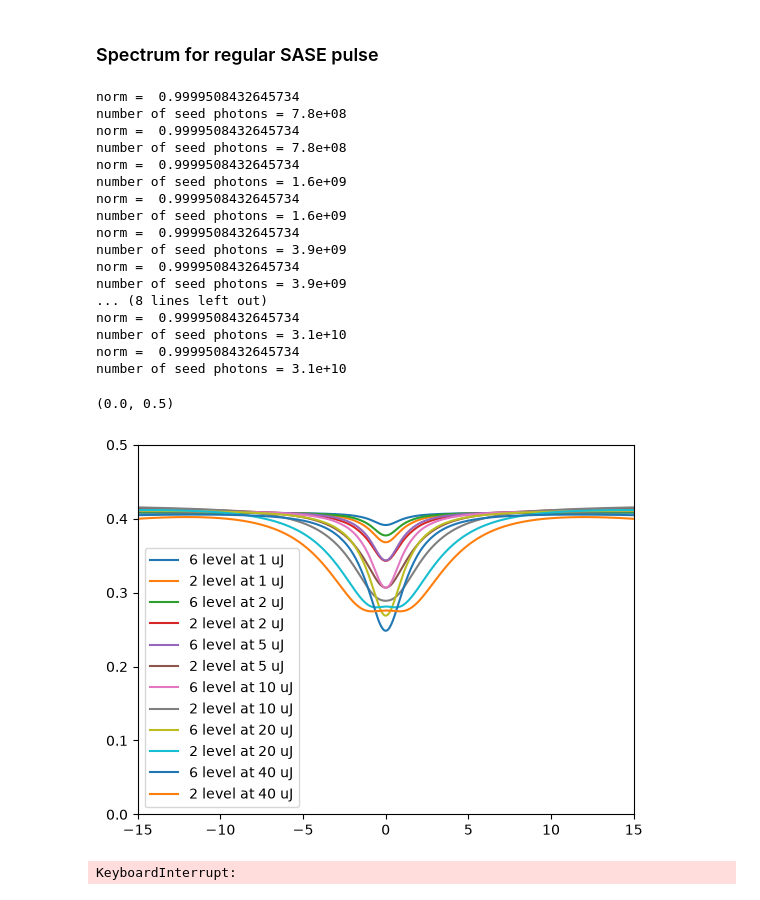
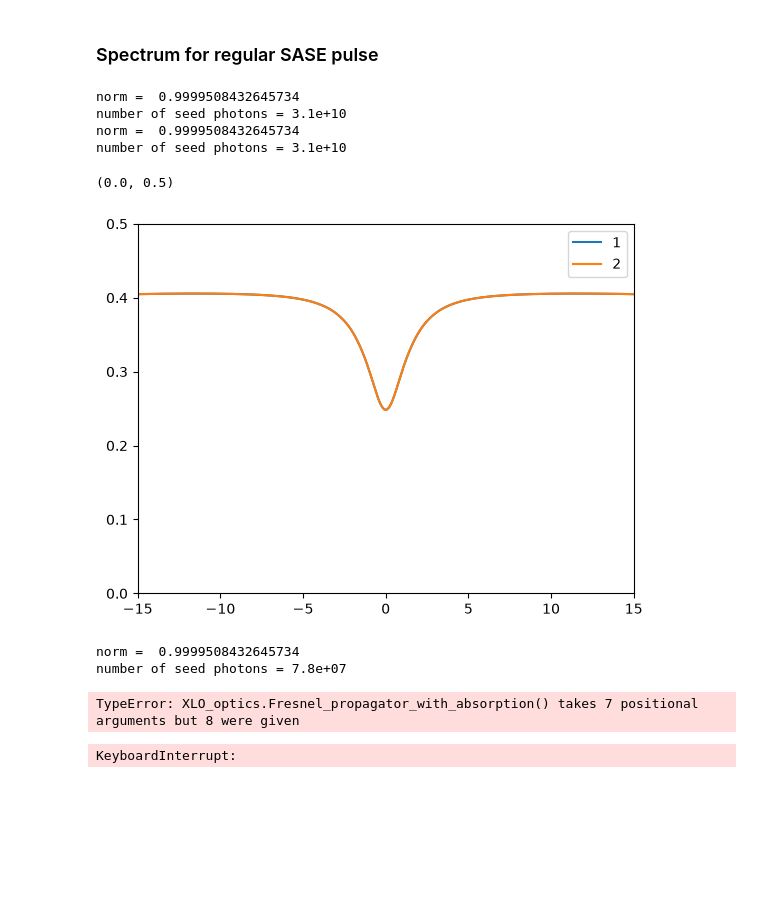
Before and after one commit to P4GAN/Cu-RSA-XFEL-Simulation, a Jupyter notebook: notebooks/monochromator.ipynb, the cells around one changed output. Cells and saved outputs as stored; diff of their text form; code cells hidden in the pictures; blank space fills up the shorter version.

```diff
--- a/notebooks/monochromator.ipynb
+++ b/notebooks/monochromator.ipynb
@@ -33,5 +64,43 @@ energies = [0.1, 1, 10, 40]
+# %%
+
+X = XLO_sim(base_directory + '/config/base/Cu-seed.yaml')
+X.random_seed = 42
+seed_field = tools.Gaussian_pulse_aniso_seed(X)
+X.configure(seed_field)
+X.run_3D()
+
+womega_ar, I_int_thy_w_0, I_thy0_w_0 = tools.SF_spectrum_w(X, 0, ypad, tpad)
+womega_ar, I_int_thy_w_last, I_thy0_w_last = tools.SF_spectrum_w(X, -1, ypad, tpad)
+
+plt.plot(womega_ar, I_int_thy_w_last / I_int_thy_w_0, label="1")
+
+X = XLO_sim(base_directory + '/config/base/Cu-seed.yaml')
+X.random_seed = 42
+X.keep_z_history = False
+seed_field = tools.Gaussian_pulse_aniso_seed(X)
+X.configure(seed_field)
+X.run_3D()
+
+womega_ar, I_int_thy_w_0, I_thy0_w_0 = tools.SF_spectrum_w(X, 0, ypad, tpad)
+womega_ar, I_int_thy_w_last, I_thy0_w_last = tools.SF_spectrum_w(X, -1, ypad, tpad)
+
+plt.plot(womega_ar, I_int_thy_w_last / I_int_thy_w_0, label="2")
+
+plt.legend()
+
+plt.xlim(-15, 15)
+plt.ylim(0, 0.5)
+# %% [output]
+norm =  0.9999508432645734
+number of seed photons = 3.1e+10
+norm =  0.9999508432645734
+number of seed photons = 3.1e+10
+(0.0, 0.5)
+[figure, added]
 # %%
-for E in energies:
+colors = ["r", "g", "b", "y"]
+
+for i, E in enumerate(energies):
     X = XLO_sim(base_directory + '/config/base/Cu-seed.yaml')
     X.random_seed = 42
     X.E_seed_uJ = E
@@ -42,7 +111,8 @@ for E in energies:
     womega_ar, I_int_thy_w_0, I_thy0_w_0 = tools.SF_spectrum_w(X, 0, ypad, tpad)
     womega_ar, I_int_thy_w_last, I_thy0_w_last = tools.SF_spectrum_w(X, -1, ypad, tpad)
 
-    plt.plot(womega_ar, I_int_thy_w_last / I_int_thy_w_0, label=f"6 level at {E} uJ")
+    plt.plot(womega_ar, I_int_thy_w_last / I_int_thy_w_0,
+             color=colors[i], label=f"6 level at {E} uJ")
 
     X = XLO_sim(base_directory + '/config/base/Cu-seed-2-level.yaml')
     X.random_seed = 42
@@ -54,7 +124,8 @@ for E in energies:
     womega_ar, I_int_thy_w_0, I_thy0_w_0 = tools.SF_spectrum_w(X, 0, ypad, tpad)
     womega_ar, I_int_thy_w_last, I_thy0_w_last = tools.SF_spectrum_w(X, -1, ypad, tpad)
 
-    plt.plot(womega_ar, I_int_thy_w_last / I_int_thy_w_0, label=f"2 level at {E} uJ")
+    plt.plot(womega_ar, I_int_thy_w_last / I_int_thy_w_0,
+             color=colors[i], label=f"2 level at {E} uJ", linestyle="--")
 
 
 plt.legend()
@@ -63,24 +134,8 @@ plt.xlim(-15, 15)
 plt.ylim(0, 0.5)
 # %% [output]
 norm =  0.9999508432645734
-number of seed photons = 7.8e+08
-norm =  0.9999508432645734
-number of seed photons = 7.8e+08
-norm =  0.9999508432645734
-number of seed photons = 1.6e+09
-norm =  0.9999508432645734
-number of seed photons = 1.6e+09
-norm =  0.9999508432645734
-number of seed photons = 3.9e+09
-norm =  0.9999508432645734
-number of seed photons = 3.9e+09
-... (8 lines left out)
-norm =  0.9999508432645734
-number of seed photons = 3.1e+10
-norm =  0.9999508432645734
-number of seed photons = 3.1e+10
+number of seed photons = 7.8e+07
-(0.0, 0.5)
+TypeError: XLO_optics.Fresnel_propagator_with_absorption() takes 7 positional arguments but 8 were given
-[figure, removed]
 # %%
 X = XLO_sim(base_directory + '/config/base/Cu-seed-SASE.yaml')
 X.random_seed = 42
```
Also changed, not shown: parts of 2 cells of this notebook, 12 other files.
